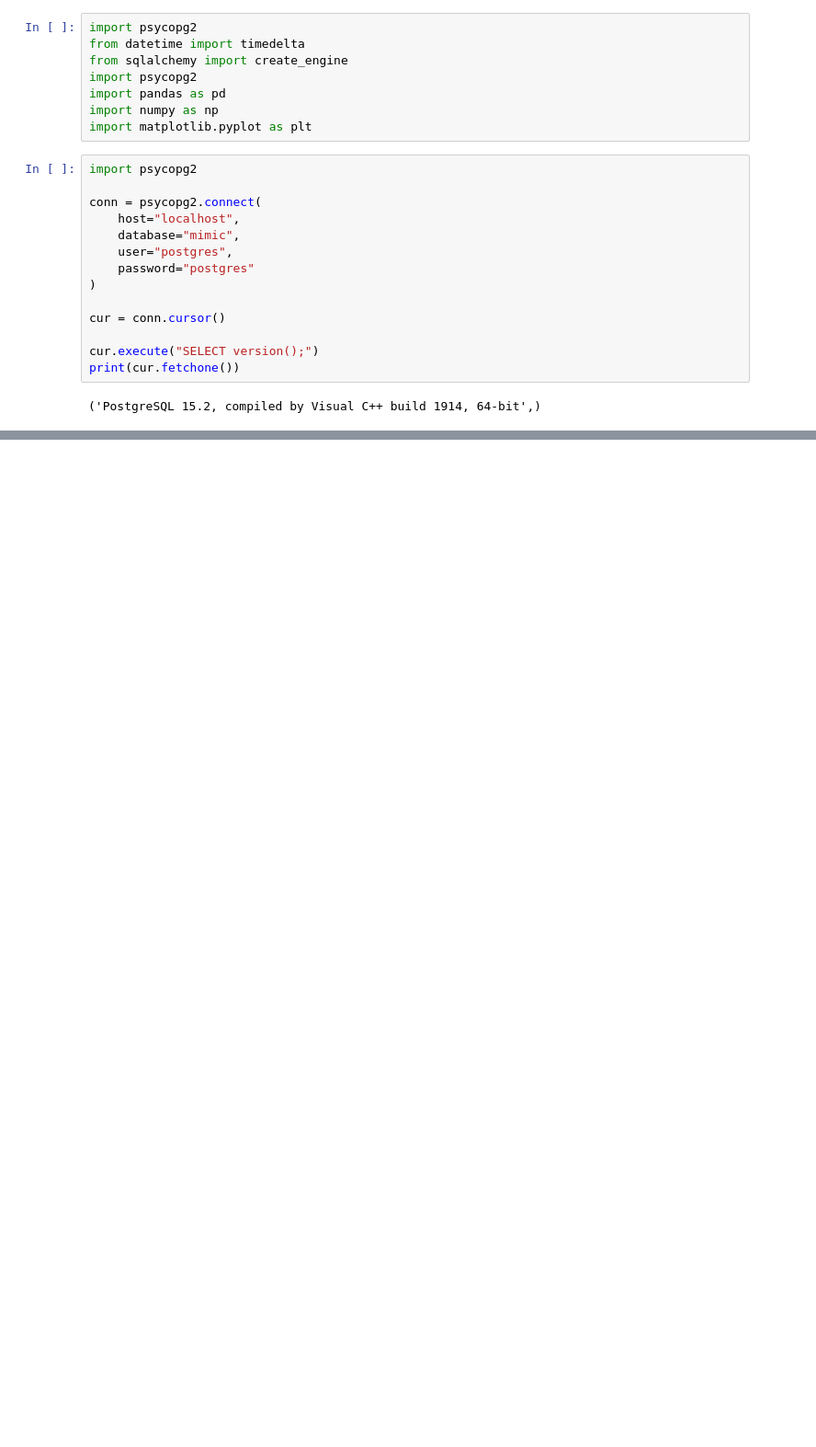
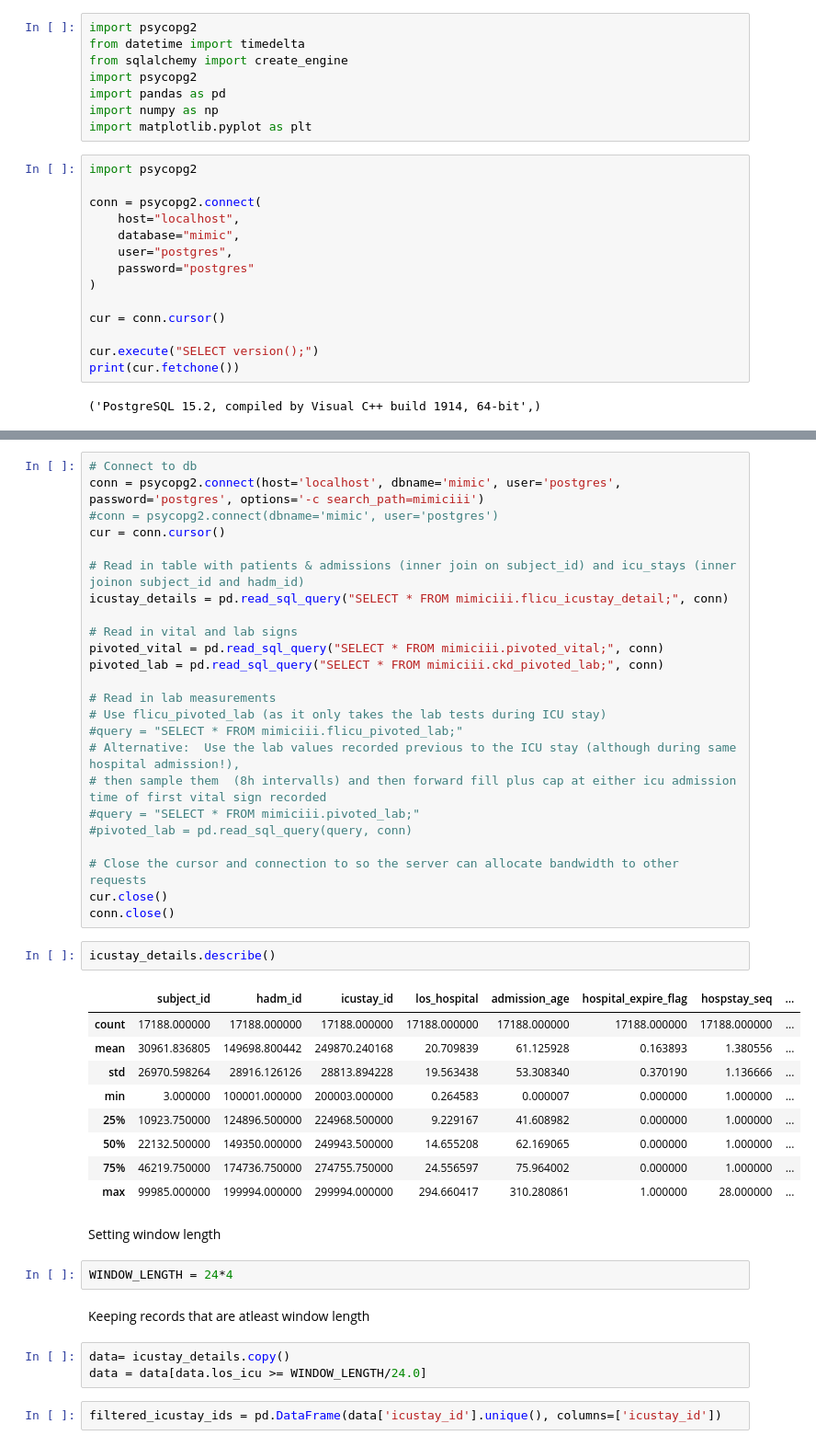
Before and after one commit to navikannur/CKD_Multimodal_Thesis, a Jupyter notebook: Thesis_Main.ipynb, the cells around one changed output, grey strips where cells are left out. Shown: that part at 92% size. Saved outputs shown, nothing was run; the diff lists cells and outputs as text; blank space fills up the shorter version.

```diff
--- a/Thesis_Main.ipynb
+++ b/Thesis_Main.ipynb
@@ -228,0 +25,47 @@ KeyboardInterrupt:
+# %%
+# Connect to db
+conn = psycopg2.connect(host='localhost', dbname='mimic', user='postgres', password='postgres', options='-c search_path=mimiciii')
+#conn = psycopg2.connect(dbname='mimic', user='postgres')
+cur = conn.cursor()
+
+# Read in table with patients & admissions (inner join on subject_id) and icu_stays (inner joinon subject_id and hadm_id)
+icustay_details = pd.read_sql_query("SELECT * FROM mimiciii.flicu_icustay_detail;", conn)
+
+# Read in vital and lab signs
+pivoted_vital = pd.read_sql_query("SELECT * FROM mimiciii.pivoted_vital;", conn)
+pivoted_lab = pd.read_sql_query("SELECT * FROM mimiciii.ckd_pivoted_lab;", conn)
+
+# Read in lab measurements
+# Use flicu_pivoted_lab (as it only takes the lab tests during ICU stay)
+#query = "SELECT * FROM mimiciii.flicu_pivoted_lab;"
+# Alternative:  Use the lab values recorded previous to the ICU stay (although during same hospital admission!),
+# then sample them  (8h intervalls) and then forward fill plus cap at either icu admission time of first vital sign recorded
+#query = "SELECT * FROM mimiciii.pivoted_lab;"
+#pivoted_lab = pd.read_sql_query(query, conn)
+
+# Close the cursor and connection to so the server can allocate bandwidth to other requests
+cur.close()
+conn.close()
+# %%
+icustay_details.describe()
+# %% [output]
+|  | subject_id | hadm_id | icustay_id | los_hospital | admission_age | hospital_expire_flag | hospstay_seq | ... |
+| count | 17188.000000 | 17188.000000 | 17188.000000 | 17188.000000 | 17188.000000 | 17188.000000 | 17188.000000 | ... |
+| mean | 30961.836805 | 149698.800442 | 249870.240168 | 20.709839 | 61.125928 | 0.163893 | 1.380556 | ... |
+| std | 26970.598264 | 28916.126126 | 28813.894228 | 19.563438 | 53.308340 | 0.370190 | 1.136666 | ... |
+| min | 3.000000 | 100001.000000 | 200003.000000 | 0.264583 | 0.000007 | 0.000000 | 1.000000 | ... |
+| 25% | 10923.750000 | 124896.500000 | 224968.500000 | 9.229167 | 41.608982 | 0.000000 | 1.000000 | ... |
+| 50% | 22132.500000 | 149350.000000 | 249943.500000 | 14.655208 | 62.169065 | 0.000000 | 1.000000 | ... |
+| 75% | 46219.750000 | 174736.750000 | 274755.750000 | 24.556597 | 75.964002 | 0.000000 | 1.000000 | ... |
+| max | 99985.000000 | 199994.000000 | 299994.000000 | 294.660417 | 310.280861 | 1.000000 | 28.000000 | ... |
+# %% [markdown]
+Setting window length
+# %%
+WINDOW_LENGTH = 24*4
+# %% [markdown]
+Keeping records that are atleast window length
+# %%
+data= icustay_details.copy()
+data = data[data.los_icu >= WINDOW_LENGTH/24.0]
+# %%
+filtered_icustay_ids = pd.DataFrame(data['icustay_id'].unique(), columns=['icustay_id'])
```
Also changed, not shown: parts of 40 cells of this notebook.
